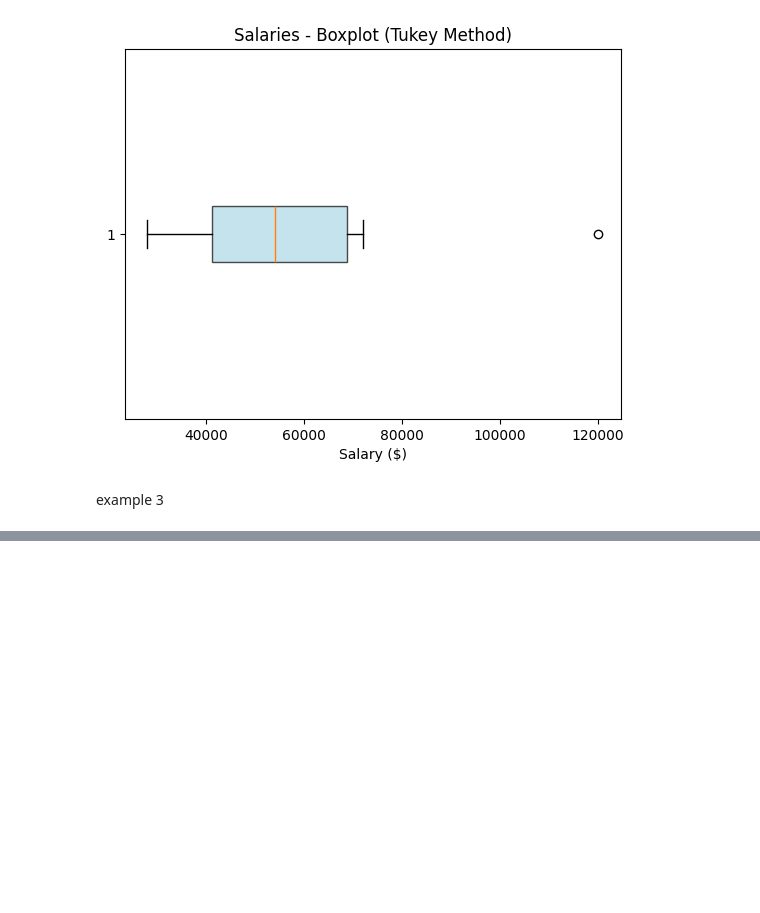
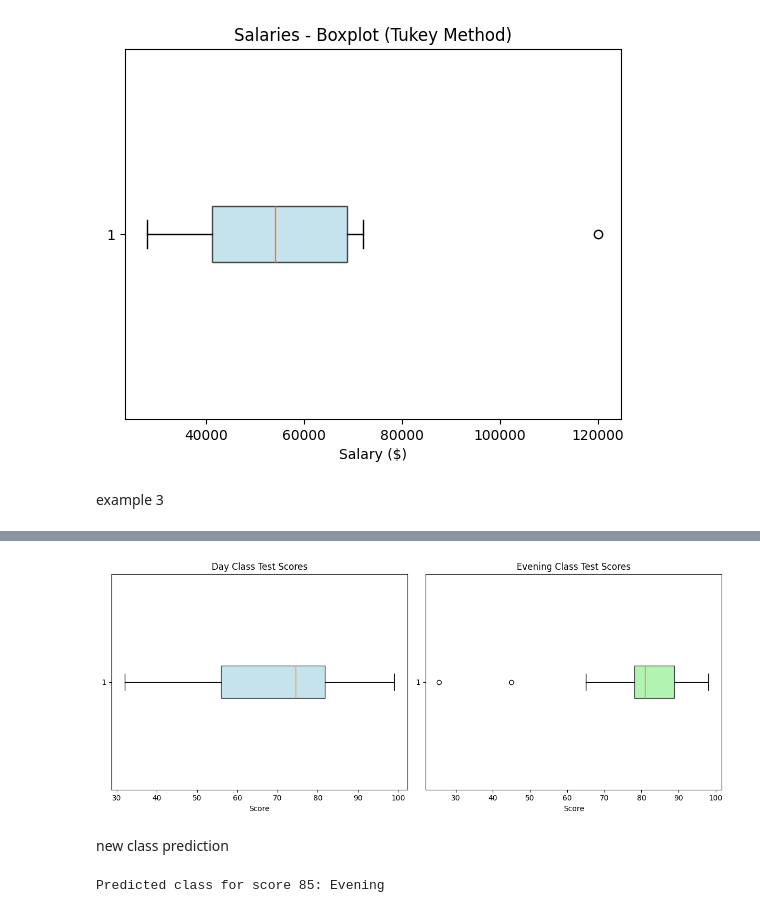
Before and after one commit to shovo896/Statictics-assignment, a Jupyter notebook: assignment.ipynb, the cells around one changed output, grey strips where cells are left out. Saved outputs shown, nothing was run; the diff lists cells and outputs as text; code cells hidden in the pictures; blank space fills up the shorter version.

```diff
--- a/assignment.ipynb
+++ b/assignment.ipynb
@@ -687,0 +741,40 @@ example 3
+# %%
+plt.figure(figsize=(12,5))
+
+# Day boxplot
+plt.subplot(1,2,1)
+plt.boxplot(day_scores, vert=False, patch_artist=True, boxprops=dict(facecolor="lightblue", alpha=0.7))
+plt.title("Day Class Test Scores")
+plt.xlabel("Score")
+
+# Evening boxplot
+plt.subplot(1,2,2)
+plt.boxplot(evening_scores, vert=False, patch_artist=True, boxprops=dict(facecolor="lightgreen", alpha=0.7))
+plt.title("Evening Class Test Scores")
+plt.xlabel("Score")
+
+plt.tight_layout()
+plt.show()
+# %% [output]
+[figure, added]
+# %% [markdown]
+new class prediction
+# %%
+from sklearn.naive_bayes import GaussianNB
+import numpy as np
+
+# Prepare data
+X = np.array(day_scores + evening_scores).reshape(-1,1)
+y = np.array([0]*len(day_scores) + [1]*len(evening_scores))  # 0 = Day, 1 = Evening
+
+# Train Gaussian Naive Bayes
+gnb = GaussianNB()
+gnb.fit(X, y)
+
+# Example: classify a new score
+new_score = np.array([[85]])
+predicted_class = gnb.predict(new_score)[0]
+class_name = "Day" if predicted_class == 0 else "Evening"
+print(f"Predicted class for score {new_score[0][0]}: {class_name}")
+# %% [output]
+Predicted class for score 85: Evening
```
Also changed, not shown: parts of 1 cell of this notebook.
